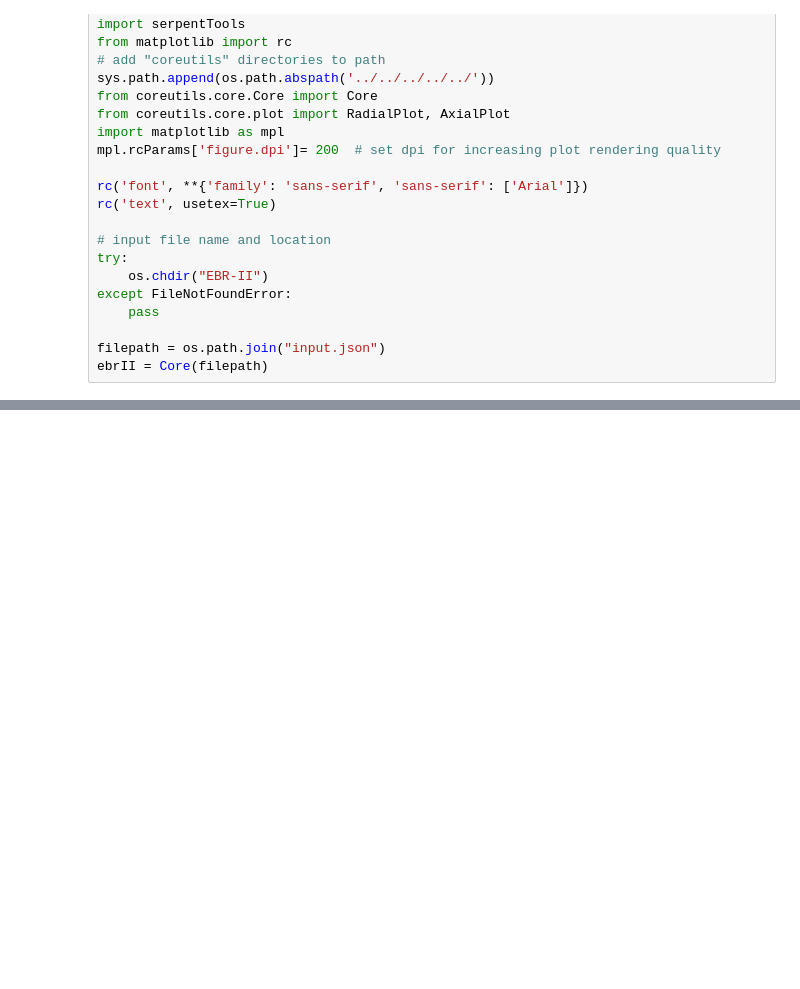
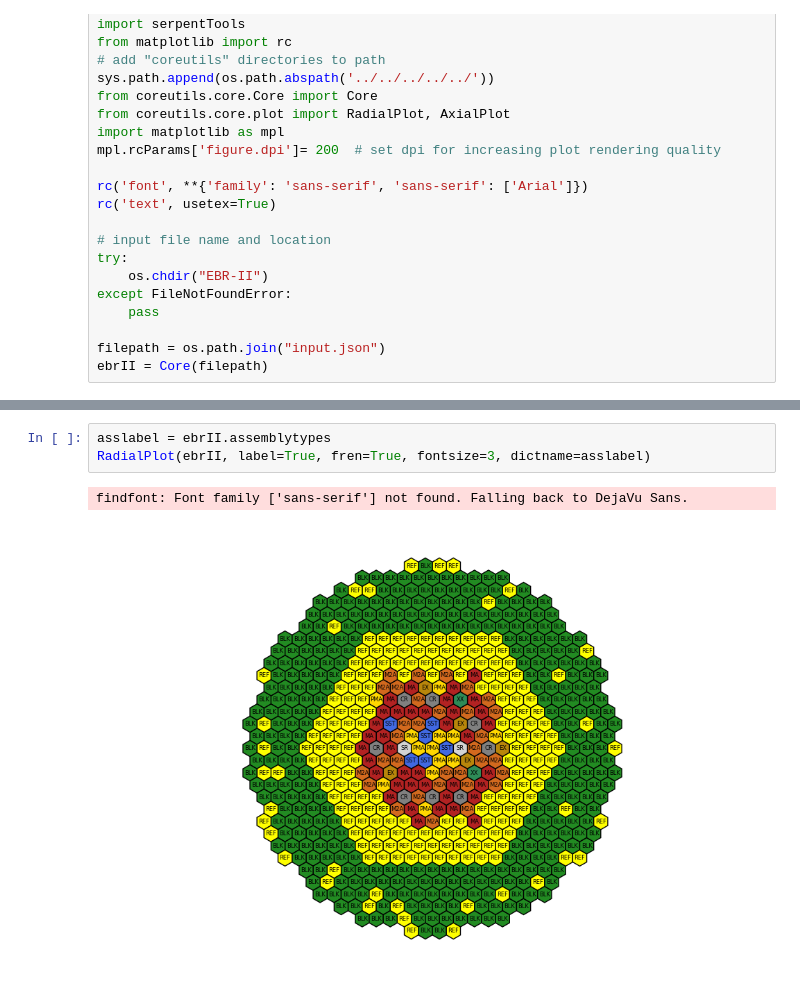
Before and after one commit to nicoloabrate/COREutils, a Jupyter notebook: docs/examples/Core/EBR-II/ebrII.ipynb, the cells around one changed output, grey strips where cells are left out. Cells and saved outputs as stored; diff of their text form; blank space fills up the shorter version.

```diff
--- a/docs/examples/Core/EBR-II/ebrII.ipynb
+++ b/docs/examples/Core/EBR-II/ebrII.ipynb
@@ -29,0 +31,6 @@ RadialPlot(ebrII, label=True, fren=True)
+# %%
+asslabel = ebrII.assemblytypes
+RadialPlot(ebrII, label=True, fren=True, fontsize=3, dictname=asslabel)
+# %% [output]
+findfont: Font family ['sans-serif'] not found. Falling back to DejaVu Sans.
+[figure, added]
```
Also changed, not shown: parts of 1 cell of this notebook, 15 other files.
